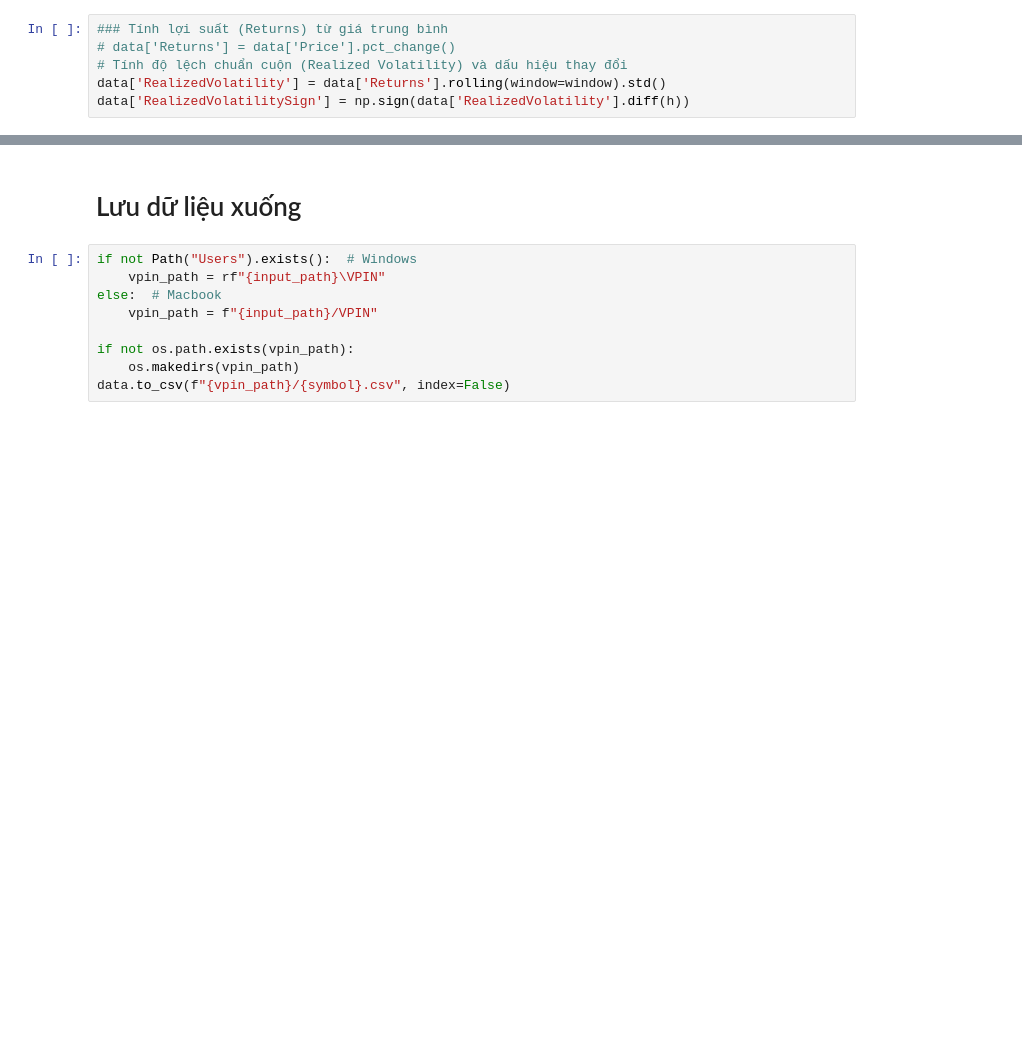
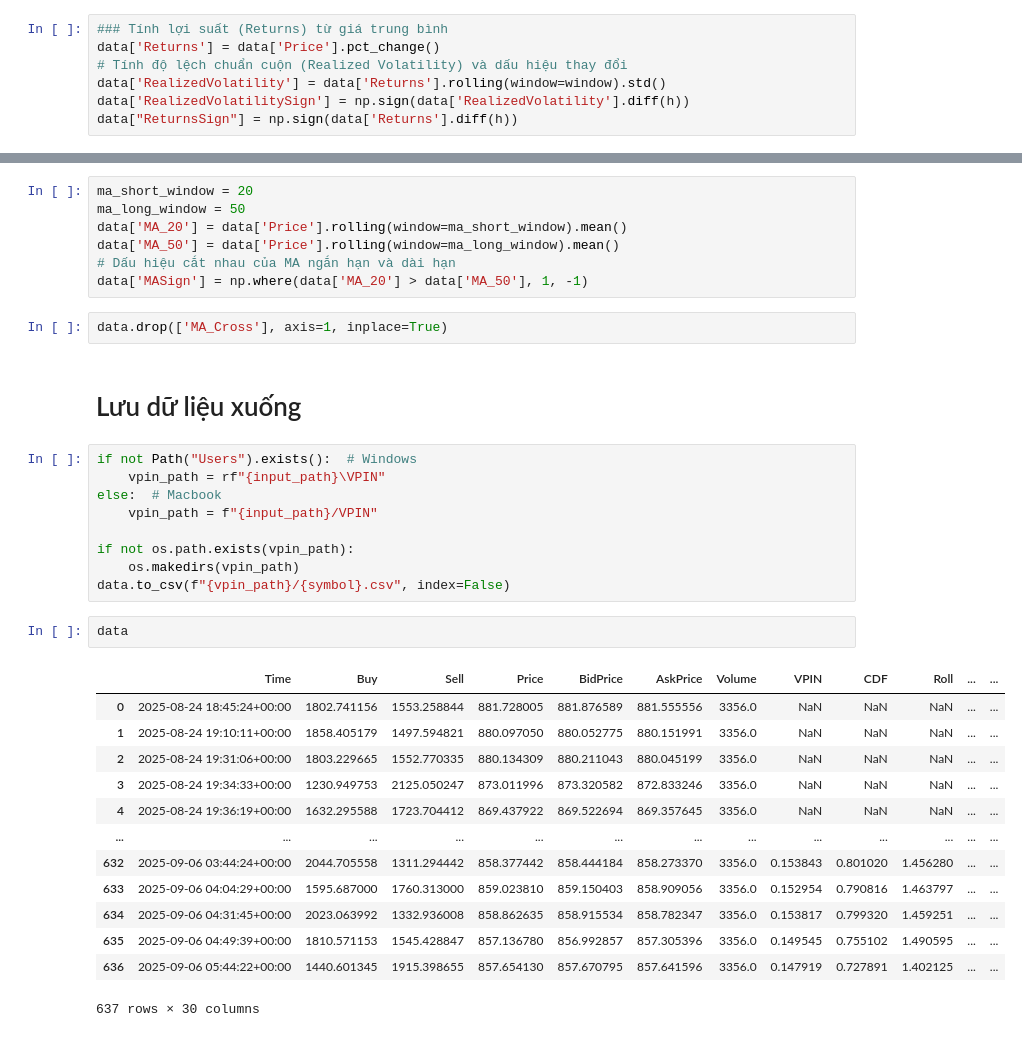
Before and after one commit to HoaPham119/thesis, a Jupyter notebook: code/binance_calc.ipynb, the cells around one changed output, grey strips where cells are left out. Drawn from its saved outputs; the diff is of its cells as text; blank space fills up the shorter version.

```diff
--- a/code/binance_calc.ipynb
+++ b/code/binance_calc.ipynb
@@ -291,7 +291,8 @@ data['SpreadChangeSign'] = np.sign(data['BidAskSpread'].diff(h))
 ![image.png](attachment:image.png)
 # %%
 ### Tính lợi suất (Returns) từ giá trung bình
-# data['Returns'] = data['Price'].pct_change()
+data['Returns'] = data['Price'].pct_change()
 # Tính độ lệch chuẩn cuộn (Realized Volatility) và dấu hiệu thay đổi
 data['RealizedVolatility'] = data['Returns'].rolling(window=window).std()
 data['RealizedVolatilitySign'] = np.sign(data['RealizedVolatility'].diff(h))
+data["ReturnsSign"] = np.sign(data['Returns'].diff(h))
@@ -340,3 +350,12 @@ data['KurtosisSign'] = np.sign(data['Kurtosis'].diff(h))
+# %%
+ma_short_window = 20
+ma_long_window = 50
+data['MA_20'] = data['Price'].rolling(window=ma_short_window).mean()
+data['MA_50'] = data['Price'].rolling(window=ma_long_window).mean()
+# Dấu hiệu cắt nhau của MA ngắn hạn và dài hạn
+data['MASign'] = np.where(data['MA_20'] > data['MA_50'], 1, -1)
+# %%
+data.drop(['MA_Cross'], axis=1, inplace=True)
 # %% [markdown]
 # Lưu dữ liệu xuống
 # %%
@@ -348,3 +367,19 @@ else:  # Macbook
 if not os.path.exists(vpin_path):
     os.makedirs(vpin_path)
 data.to_csv(f"{vpin_path}/{symbol}.csv", index=False)
+# %%
+data
+# %% [output]
+|  | Time | Buy | Sell | Price | BidPrice | AskPrice | Volume | VPIN | CDF | Roll | ... | ... |
+| 0 | 2025-08-24 18:45:24+00:00 | 1802.741156 | 1553.258844 | 881.728005 | 881.876589 | 881.555556 | 3356.0 | NaN | NaN | NaN | ... | ... |
+| 1 | 2025-08-24 19:10:11+00:00 | 1858.405179 | 1497.594821 | 880.097050 | 880.052775 | 880.151991 | 3356.0 | NaN | NaN | NaN | ... | ... |
+| 2 | 2025-08-24 19:31:06+00:00 | 1803.229665 | 1552.770335 | 880.134309 | 880.211043 | 880.045199 | 3356.0 | NaN | NaN | NaN | ... | ... |
+| 3 | 2025-08-24 19:34:33+00:00 | 1230.949753 | 2125.050247 | 873.011996 | 873.320582 | 872.833246 | 3356.0 | NaN | NaN | NaN | ... | ... |
+| 4 | 2025-08-24 19:36:19+00:00 | 1632.295588 | 1723.704412 | 869.437922 | 869.522694 | 869.357645 | 3356.0 | NaN | NaN | NaN | ... | ... |
+| ... | ... | ... | ... | ... | ... | ... | ... | ... | ... | ... | ... | ... |
+| 632 | 2025-09-06 03:44:24+00:00 | 2044.705558 | 1311.294442 | 858.377442 | 858.444184 | 858.273370 | 3356.0 | 0.153843 | 0.801020 | 1.456280 | ... | ... |
+| 633 | 2025-09-06 04:04:29+00:00 | 1595.687000 | 1760.313000 | 859.023810 | 859.150403 | 858.909056 | 3356.0 | 0.152954 | 0.790816 | 1.463797 | ... | ... |
+| 634 | 2025-09-06 04:31:45+00:00 | 2023.063992 | 1332.936008 | 858.862635 | 858.915534 | 858.782347 | 3356.0 | 0.153817 | 0.799320 | 1.459251 | ... | ... |
+| 635 | 2025-09-06 04:49:39+00:00 | 1810.571153 | 1545.428847 | 857.136780 | 856.992857 | 857.305396 | 3356.0 | 0.149545 | 0.755102 | 1.490595 | ... | ... |
+| 636 | 2025-09-06 05:44:22+00:00 | 1440.601345 | 1915.398655 | 857.654130 | 857.670795 | 857.641596 | 3356.0 | 0.147919 | 0.727891 | 1.402125 | ... | ... |
+637 rows × 30 columns
```
Also changed, not shown: parts of 2 cells of this notebook, 2 other files.
